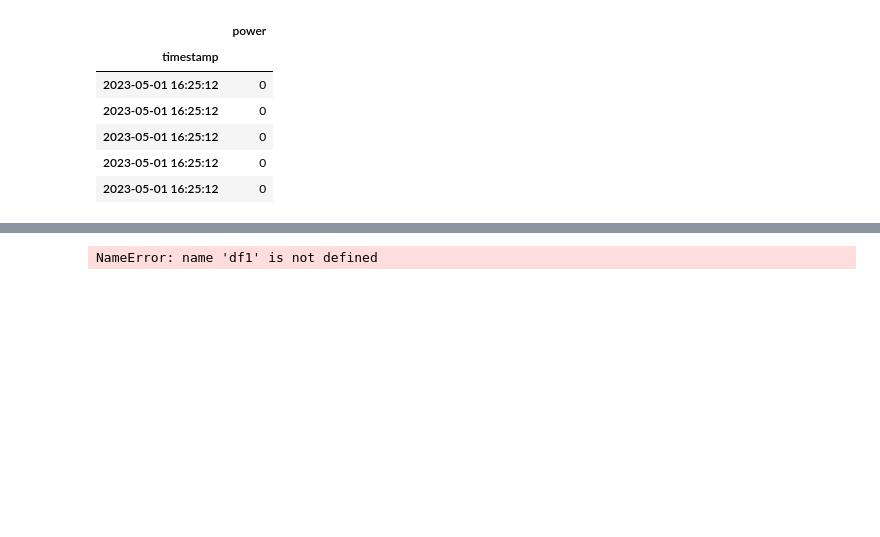
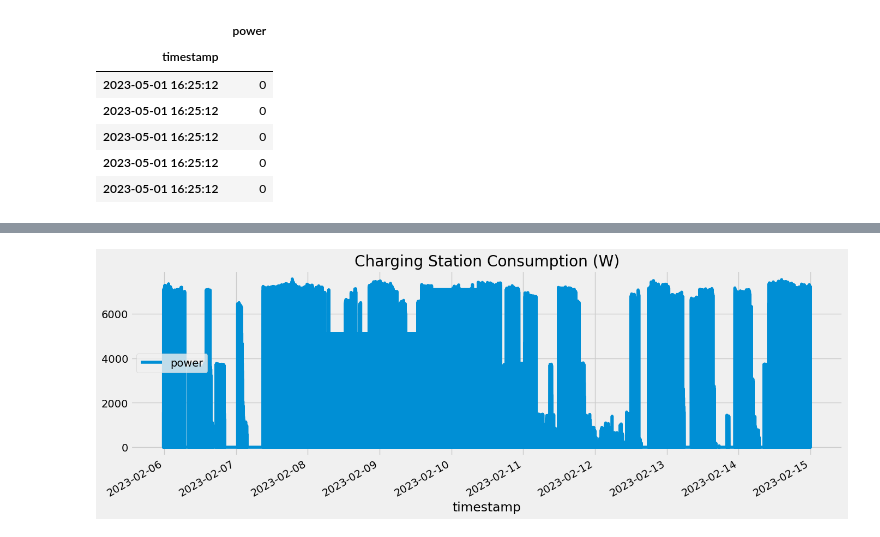
Before and after one commit to Clement-Quaye/EV-Analysis-and-the-Energy-Transition, a Jupyter notebook: Models/Chargerdata.ipynb, the cells around one changed output, grey strips where cells are left out. Drawn from its saved outputs; the diff is of its cells as text; code cells hidden in the pictures; blank space fills up the shorter version.

```diff
--- a/Models/Chargerdata.ipynb
+++ b/Models/Chargerdata.ipynb
@@ -71,5 +76,8 @@ plt.show()
 # %%
-df1.loc[(df1.index > '2023-02-01') & (df1.index < '2023-02-15')].plot(figsize=(15,5), title='Charging Power Consumption in W')
+df1.loc[(df1.index > '2023-02-01') & (df1.index < '2023-02-15')].plot(
+    figsize=(15, 5),
+    title='Charging Station Consumption (W)'
+)
 plt.show()
 # %% [output]
-NameError: name 'df1' is not defined
+[figure, added]
```
Also changed, not shown: parts of 3 cells of this notebook.
